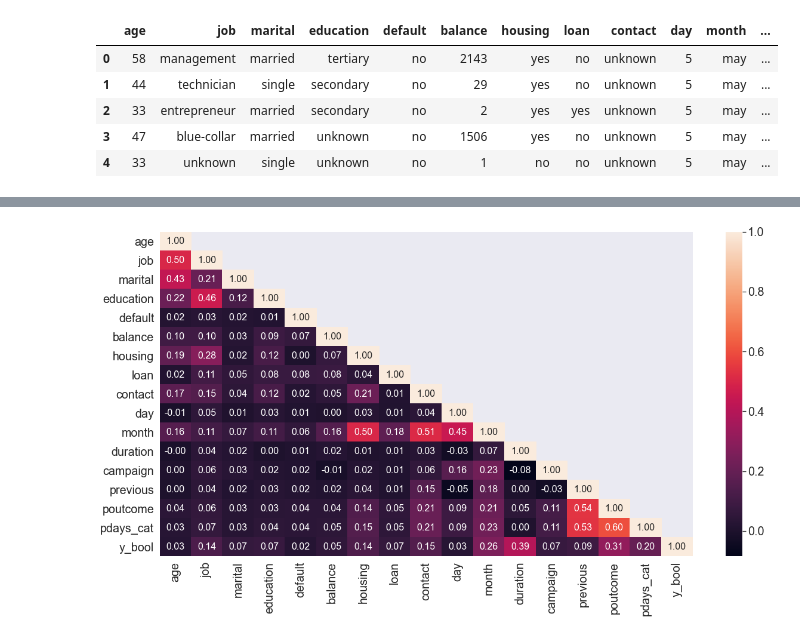
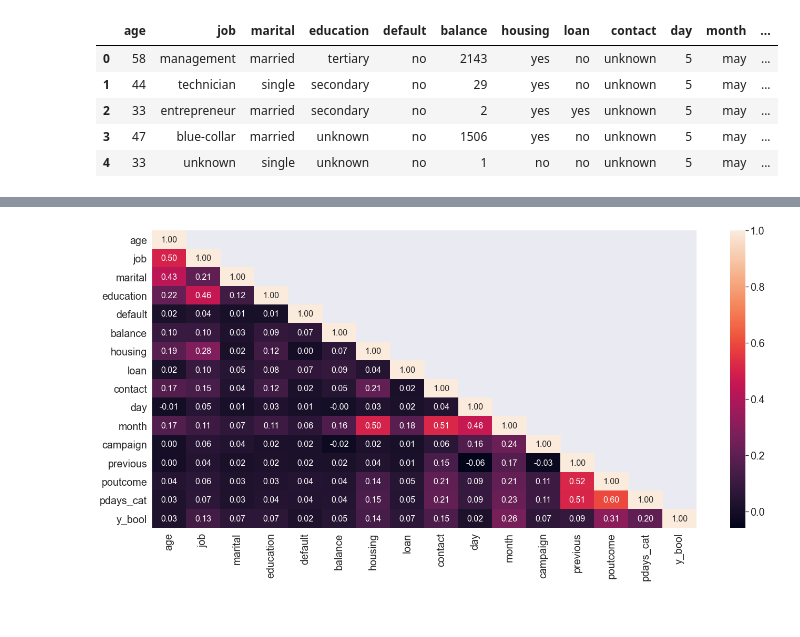
Before and after one commit to wessela42/Springboard_Documents, a Jupyter notebook: PBP_dataWrangle_EDA.ipynb, the cells around one changed output, grey strips where cells are left out. Cells and saved outputs as stored; diff of their text form; code cells hidden in the pictures.

```diff
--- a/PBP_dataWrangle_EDA.ipynb
+++ b/PBP_dataWrangle_EDA.ipynb
@@ -174,0 +230,3 @@ dtype: int64
+# %%
+df_train = df_train.reset_index(drop=True)
+df_test = df_test.reset_index(drop=True)
@@ -175,5 +254,5 @@ dtype: int64
 # %%
-data = raw_df.drop(columns=['pdays', 'y'])
+data = df_train.drop(columns=['pdays', 'y'])
 data.head()
 # %% [output]
 |  | age | job | marital | education | default | balance | housing | loan | contact | day | month | ... |
@@ -184,0 +264,10 @@ data.head()
+# %%
+data['month'] = pd.Categorical(data['month'],
+                                   categories=['jan', 'feb', 'mar', 'apr', 'may', 'jun', 'jul', 'aug', 'sep', 'oct', 'nov', 'dec'],
+                                   ordered=True)
+data['marital'] = pd.Categorical(data['marital'],
+                                    categories=['single', 'married', 'divorced'],
+                                    ordered=True)
+data['poutcome'] = pd.Categorical(data['poutcome'],
+                                   categories=['success', 'failure', 'other', 'unknown'],
+                                   ordered=True)
@@ -184,0 +476,24 @@ data.head()
+# %%
+previous_cat = []
+pre_col = data.previous
+for i in pre_col:
+    if i < 0.5:
+        previous_cat.append('0')
+    elif i < 1.5:
+        previous_cat.append('1')
+    elif i < 2.5:
+        previous_cat.append('2')
+    elif i < 3.5:
+        previous_cat.append('3')
+    elif i < 4.5:
+        previous_cat.append('4')
+    else:
+        previous_cat.append('> 4')
+
+data_pre = data
+data_pre['prev_cat'] = previous_cat
+data_pre.head()
+
+data_pre['prev_cat'] = pd.Categorical(data['prev_cat'],
+                                   categories=['0', '1', '2', '3', '4', '>4'],
+                                   ordered=True)
@@ -487,41 +851,43 @@ def correlation_ratio(categories, measurements):
 # initial source: https://github.com/ithisted/PetAdoptionPrediction/blob/master/PetAdoptionPrediction.ipynb
 
 columns = data.columns
-columns = columns.drop(['cust_id'])
+columns = columns.drop(['cust_id', 'age_cat', 'prev_cat', 'duration', 'age_pop'])
 corr = pd.DataFrame(index=columns, columns=columns)
 
 for i in range(0, len(columns)):
     for j in range(i, len(columns)):
 
             if i == j:
                 corr_factor = 1.0
 
             elif (columns[i] in cat_col) and (columns[j] in cat_col):
                 corr_factor =  cramers_v(data[columns[j]], data[columns[i]])
 
             elif (columns[i] in num_col) and (columns[j] in num_col):
                 corr_factor, pvalue = ss.pearsonr(data[columns[j]], data[columns[i]])
                 #if pvalue > 0.05:
                     #corr_factor = np.nan
 
             elif (columns[i] in num_col) and (columns[j] in cat_col):
                 corr_factor =  correlation_ratio(data[columns[j]], data[columns[i]])
 
             elif (columns[i] in cat_col) and (columns[j] in num_col):
                 corr_factor =  correlation_ratio(data[columns[i]], data[columns[j]])
 
                 #if pvalue > 0.05:
                     #corr_factor = np.nan
 
             corr.loc[columns[j],columns[i]] = corr_factor
 
 corr.fillna(value=np.nan,inplace=True)
 plt.figure(figsize=(20,10))
 sns.set(font_scale=1.8)
 sns.heatmap(corr,annot=True,fmt='.2f',annot_kws={"size": 16})
+plt.tight_layout()
+plt.savefig(p / ('heatmap.pdf') )
 plt.show()
 # %% [output]
-[figure, old version]
+[figure, new version]
 # %%
 num_col = ['age', "balance", 'day', 'duration', 'campaign', 'previous']
 cat_col = ['job', 'marital', 'education', 'contact', 'month', 'poutcome', 'default', 'housing', 'loan', 'pdays_cat', 'y_bool']
```
Also changed, not shown: parts of 94 cells of this notebook.
